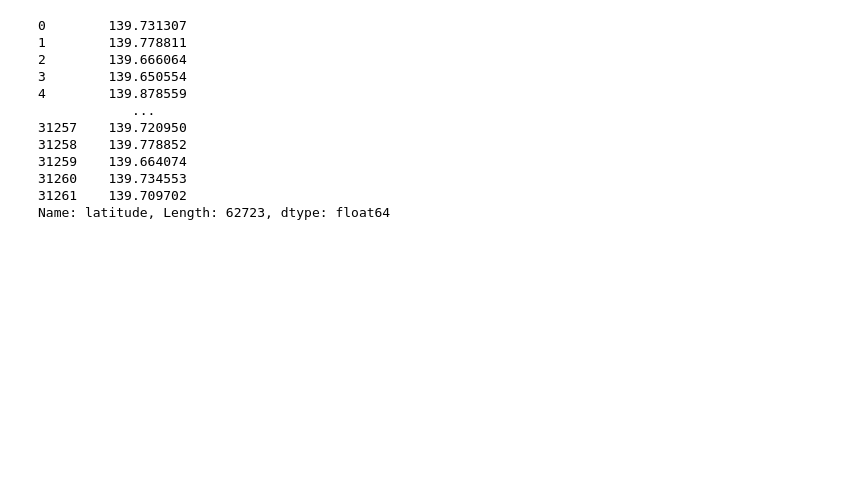
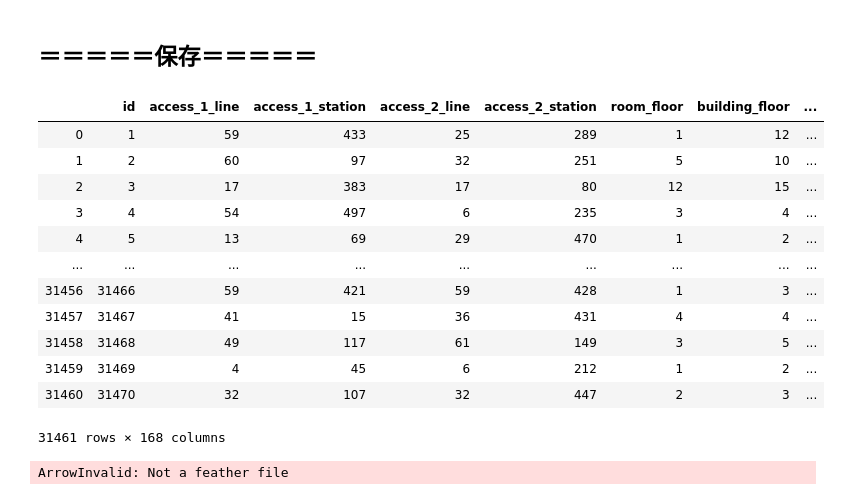
Before and after one commit to nsakki55/ml_note, a Jupyter notebook: signate/mynavi/code/make_feature7.ipynb, the cells around one changed output. Saved outputs shown, nothing was run; the diff lists cells and outputs as text; code cells hidden in the pictures; blank space fills up the shorter version.

```diff
--- a/signate/mynavi/code/make_feature7.ipynb
+++ b/signate/mynavi/code/make_feature7.ipynb
@@ -3,7 +5,7 @@ import numpy as np
 import pandas as pd
 import matplotlib.pyplot as plt
 %matplotlib inline
-pd.options.display.max_columns = 100
+pd.options.display.max_columns = 200
 
 import seaborn as sns
 import pandas_profiling as pdp
@@ -29,49 +31,0 @@ test_index=len(test_feat6)
-# %%
-def add_bin_latitude(df,bins):
-    return pd.cut(df['latitude'],bins).astype(str)
-
-def add_bin_longitude(df,bins):
-    return pd.cut(df['longitude'],bins).astype(str)
-
-df_all_feat6['cat_latitude']=add_bin_latitude(df_all,50)
-df_all_feat6['cat_longitude']=add_bin_longitude(df_all,50)
-
-def add_lat_long_category(df):
-    le_lat=LabelEncoder()
-    df['cat_latitude'].fillna('nan',inplace=True)
-    le_lat.fit(list(df['cat_latitude'].astype(str).values))
-    lat_str=le_lat.transform(list(df['cat_latitude'].astype(str).values))
-
-    le_long=LabelEncoder()
-    df['cat_longitude'].fillna('nan',inplace=True)
-    le_long.fit(list(df['cat_longitude'].astype(str).values))
-    long_str=le_long.transform(list(df['cat_longitude'].astype(str).values))
-
-    lat_long_category=[]
-    for lat,long in zip(lat_str,long_str):
-        lat_long_category.append(str(lat)+'_'+str(long))
-
-    return lat_long_category
-
-def mesh_encoder(df):
-    mesh_le=LabelEncoder()
-    mesh_le.fit(df_all['mesh_cateogry'])
-    mesh_encode=mesh_le.transform(df_all['mesh_cateogry'])
-    return mesh_encode
-
-df_all_feat6['mesh_cateogry']=add_lat_long_category(df_all)
-df_all_feat6['mesh_category_enc']=mesh_encoder(df_all)
-df_all_feat6['mesh_category_enc']=df_all['mesh_category_enc'].astype('category')
-# %% [output]
-0        139.731307
-1        139.778811
-2        139.666064
-3        139.650554
-4        139.878559
-            ...
-31257    139.720950
-31258    139.778852
-31259    139.664074
-31260    139.734553
-31261    139.709702
-Name: latitude, Length: 62723, dtype: float64
@@ -77,0 +91,2 @@ Name: latitude, Length: 62723, dtype: float64
+# %% [markdown]
+## ＝＝＝＝＝保存＝＝＝＝＝
@@ -77,0 +100,20 @@ Name: latitude, Length: 62723, dtype: float64
+# %%
+train_feat6
+# %% [output]
+|  | id | access_1_line | access_1_station | access_2_line | access_2_station | room_floor | building_floor | ... |
+| 0 | 1 | 59 | 433 | 25 | 289 | 1 | 12 | ... |
+| 1 | 2 | 60 | 97 | 32 | 251 | 5 | 10 | ... |
+| 2 | 3 | 17 | 383 | 17 | 80 | 12 | 15 | ... |
+| 3 | 4 | 54 | 497 | 6 | 235 | 3 | 4 | ... |
+| 4 | 5 | 13 | 69 | 29 | 470 | 1 | 2 | ... |
+| ... | ... | ... | ... | ... | ... | ... | ... | ... |
+| 31456 | 31466 | 59 | 421 | 59 | 428 | 1 | 3 | ... |
+| 31457 | 31467 | 41 | 15 | 36 | 431 | 4 | 4 | ... |
+| 31458 | 31468 | 49 | 117 | 61 | 149 | 3 | 5 | ... |
+| 31459 | 31469 | 4 | 45 | 6 | 212 | 1 | 2 | ... |
+| 31460 | 31470 | 32 | 107 | 32 | 447 | 2 | 3 | ... |
+31461 rows × 168 columns
+# %%
+pd.read_feather('feature7/model/train.csv')
+# %% [output]
+ArrowInvalid: Not a feather file
```
Also changed, not shown: parts of 5 cells of this notebook, 8 other files.
